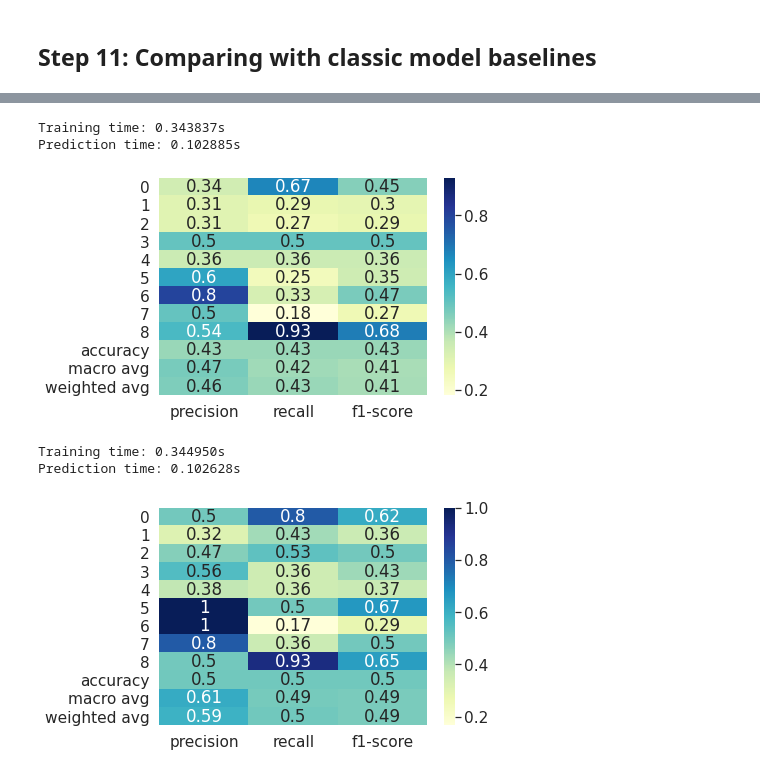
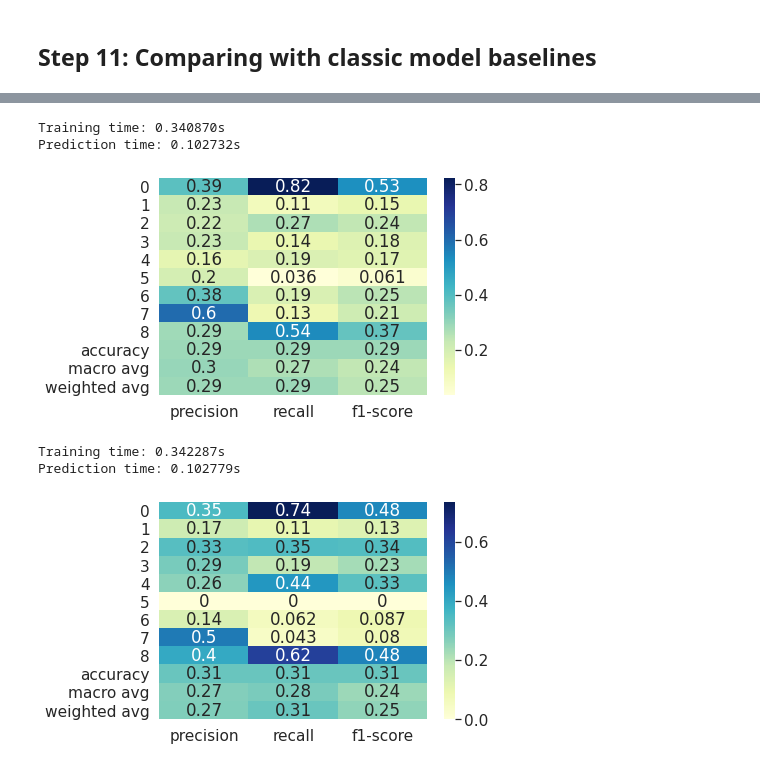
Before and after one commit to fryzhykau/BERT-employee-reviews-analysis, a Jupyter notebook: Employee_Review_Sentiment_Analysis_with_BERT.ipynb, the cells around one changed output, grey strips where cells are left out. Drawn from its saved outputs; the diff is of its cells as text; code cells hidden in the pictures.

```diff
--- a/Employee_Review_Sentiment_Analysis_with_BERT.ipynb
+++ b/Employee_Review_Sentiment_Analysis_with_BERT.ipynb
@@ -543,7 +561,7 @@ for epoch in tqdm(range(1, epochs+1)):
 ## Step 10: Result Evaluation
 # %%
 #Preparing Test Set
-test_df = pd.read_csv(f'drive/My Drive/Collab_Drive/employee_review_mturk_dataset_test_batch_2_v1.csv')
+test_df = pd.read_csv(f'drive/My Drive/Collab_Drive/employee_review_mturk_dataset_test_batch_2_v3.1.csv')
 #val_r = test_df.loc[test_df['id'] == 20086].feedback
 #print(val_r)
 #print(val_r.str.replace(r'\r',' '))
@@ -760,8 +784,9 @@ count_train_vectors = count_vectorizer.fit_transform(train_df.feedback)
 count_val_vectors = count_vectorizer.transform(val_df.feedback)
 count_test_vectors = count_vectorizer.transform(test_df.feedback)
 
-ml_tfidf_vectors = tfidf_val_vectors
-ml_labels = val_df.label
+ml_tfidf_vectors = tfidf_test_vectors
+ml_labels = test_df.label
+ml_count_vectors = count_test_vectors
 
 # Perform classification with SVM, kernel=linear
 def run_classifier_experiment(input_train_vectors, train_labels, classifier = svm.SVC(kernel='linear')):
@@ -851,14 +869,14 @@ rf = RandomForestClassifier(n_jobs=-1, random_state=17)
 rf_model = run_classifier_experiment(tfidf_train_vectors, train_df.label, classifier = rf)
 rf_preds, rf_labels = run_classifier_test(rf_model, ml_tfidf_vectors, ml_labels)
 # %% [output]
-Training time: 0.343837s
-Prediction time: 0.102885s
+Training time: 0.340870s
+Prediction time: 0.102732s
-[figure, old version]
+[figure, new version]
 # %%
 rf = RandomForestClassifier(n_jobs=-1, random_state=17)
 rf_model = run_classifier_experiment(count_train_vectors, train_df.label, classifier = rf)
-rf_preds, rf_labels = run_classifier_test(rf_model, count_val_vectors, ml_labels)
+rf_preds, rf_labels = run_classifier_test(rf_model, ml_count_vectors, ml_labels)
 # %% [output]
-Training time: 0.344950s
-Prediction time: 0.102628s
+Training time: 0.342287s
+Prediction time: 0.102779s
-[figure, old version]
+[figure, new version]
```
Also changed, not shown: parts of 25 cells of this notebook.
